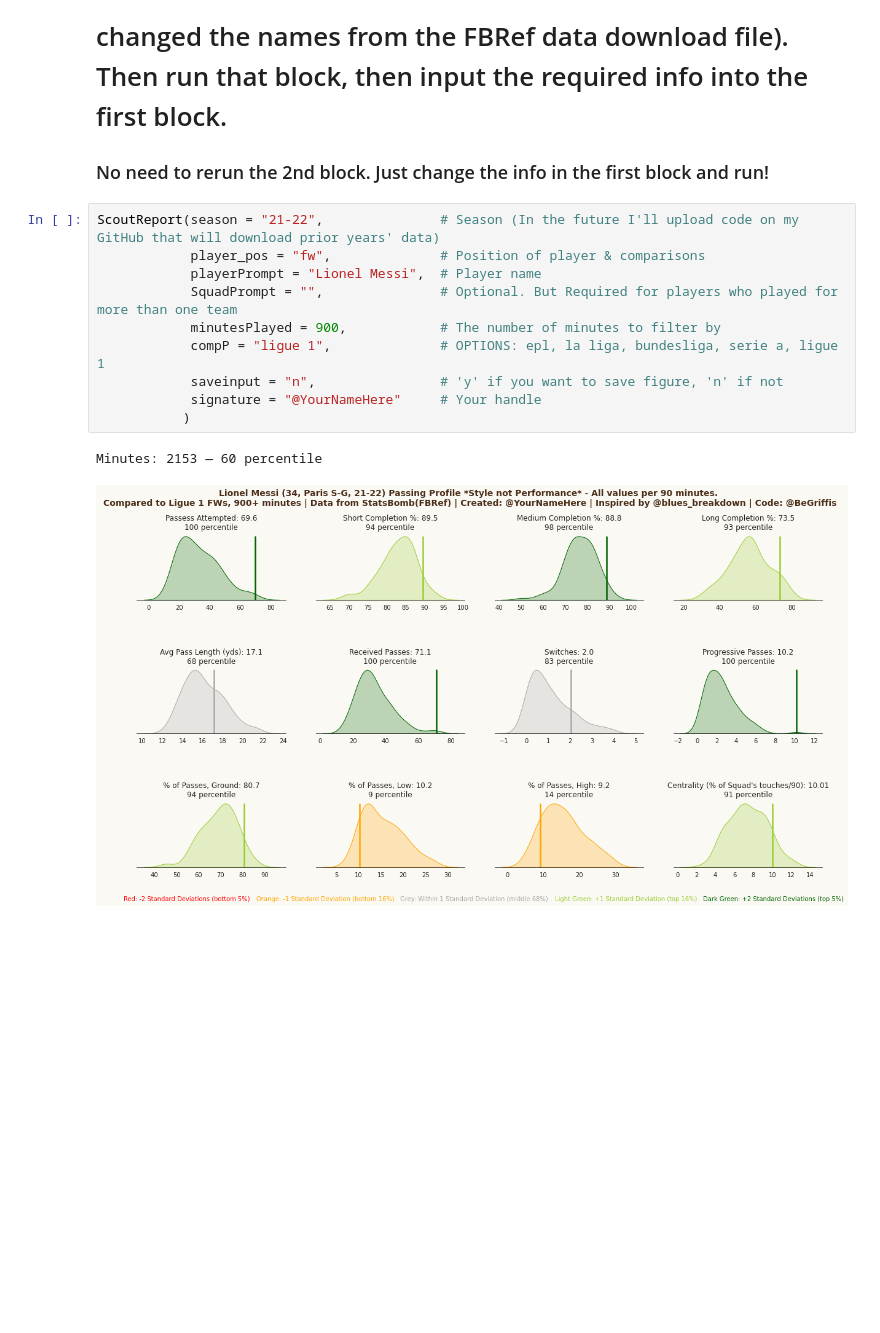
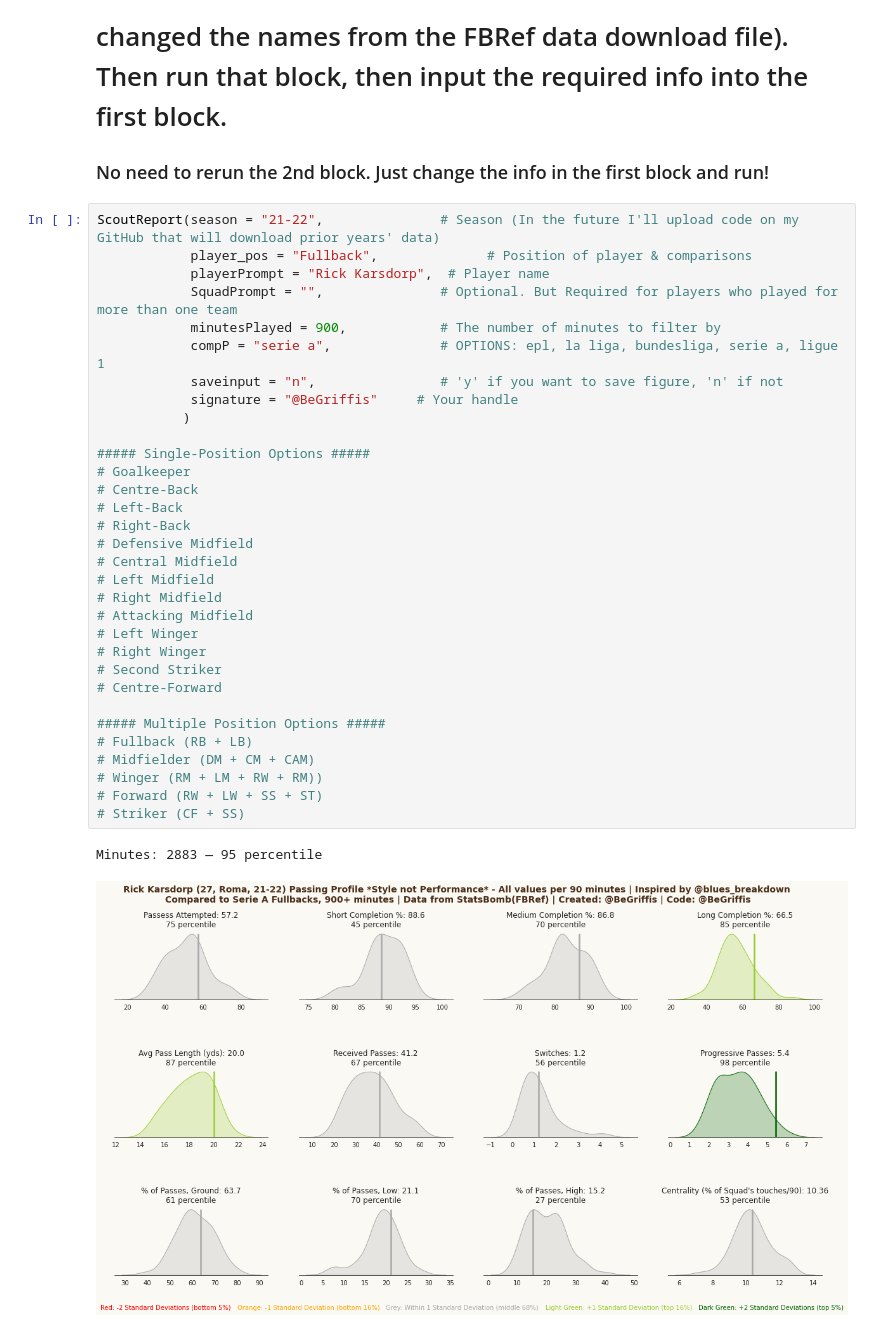
Before and after one commit to griffisben/Soccer-Analyses, a Jupyter notebook: Create Passing Style Charts (Inspired by @Blues_Breakdown).ipynb, the cells around one changed output. Cells and saved outputs as stored; diff of their text form; blank space fills up the shorter version.

```diff
--- a/Create Passing Style Charts (Inspired by @Blues_Breakdown).ipynb
+++ b/Create Passing Style Charts (Inspired by @Blues_Breakdown).ipynb
@@ -3,16 +3,38 @@
 ### No need to rerun the 2nd block. Just change the info in the first block and run!
 # %%
 ScoutReport(season = "21-22",               # Season (In the future I'll upload code on my GitHub that will download prior years' data)
-            player_pos = "fw",              # Position of player & comparisons
-            playerPrompt = "Lionel Messi",  # Player name
+            player_pos = "Fullback",              # Position of player & comparisons
+            playerPrompt = "Rick Karsdorp",  # Player name
             SquadPrompt = "",               # Optional. But Required for players who played for more than one team
             minutesPlayed = 900,            # The number of minutes to filter by
-            compP = "ligue 1",              # OPTIONS: epl, la liga, bundesliga, serie a, ligue 1
+            compP = "serie a",              # OPTIONS: epl, la liga, bundesliga, serie a, ligue 1
             saveinput = "n",                # 'y' if you want to save figure, 'n' if not
-            signature = "@YourNameHere"     # Your handle
+            signature = "@BeGriffis"     # Your handle
            )
+
+##### Single-Position Options #####
+# Goalkeeper
+# Centre-Back
+# Left-Back
+# Right-Back
+# Defensive Midfield
+# Central Midfield
+# Left Midfield
+# Right Midfield
+# Attacking Midfield
+# Left Winger
+# Right Winger
+# Second Striker
+# Centre-Forward
+
+##### Multiple Position Options #####
+# Fullback (RB + LB)
+# Midfielder (DM + CM + CAM)
+# Winger (RM + LM + RW + RM))
+# Forward (RW + LW + SS + ST)
+# Striker (CF + SS)
 # %% [output]
-Minutes: 2153 — 60 percentile
+Minutes: 2883 — 95 percentile
-[figure, old version]
+[figure, new version]
 # %%
 # Packages
```
Also changed, not shown: parts of 1 cell of this notebook.
